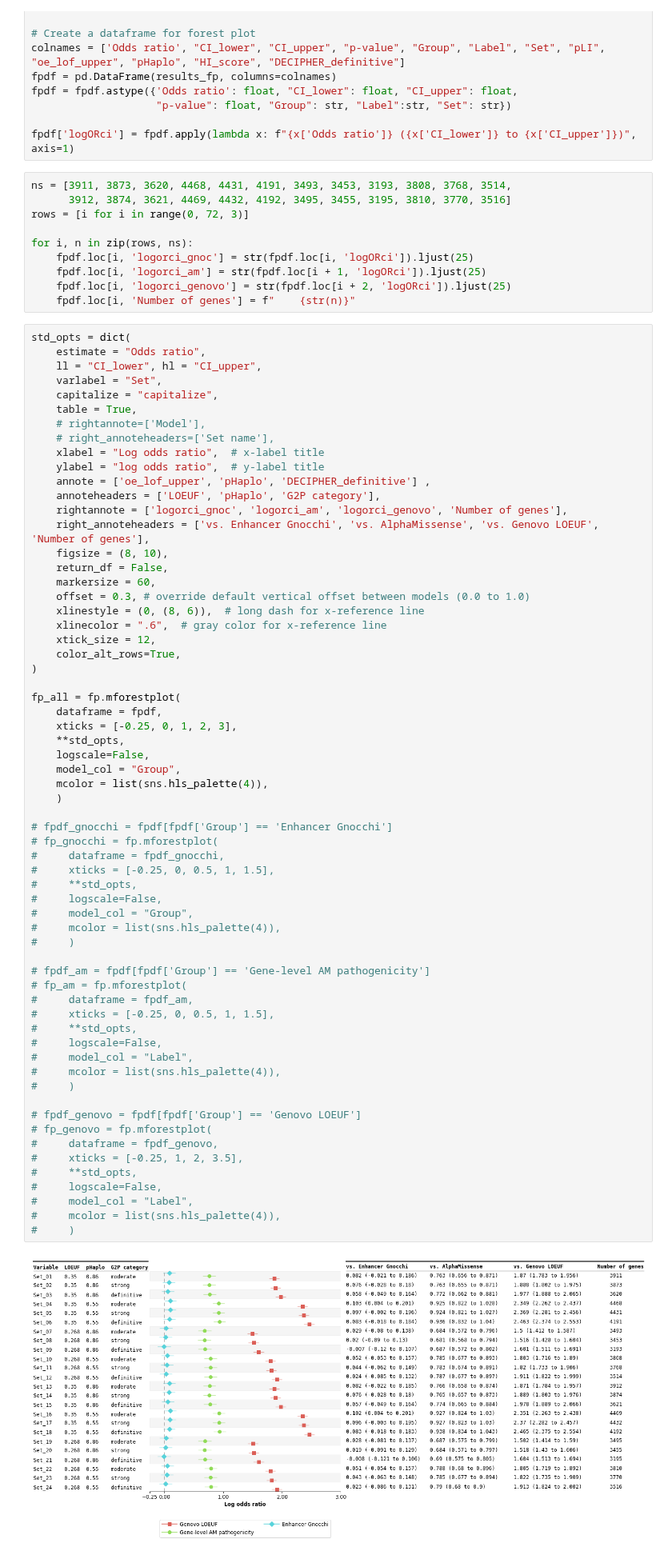
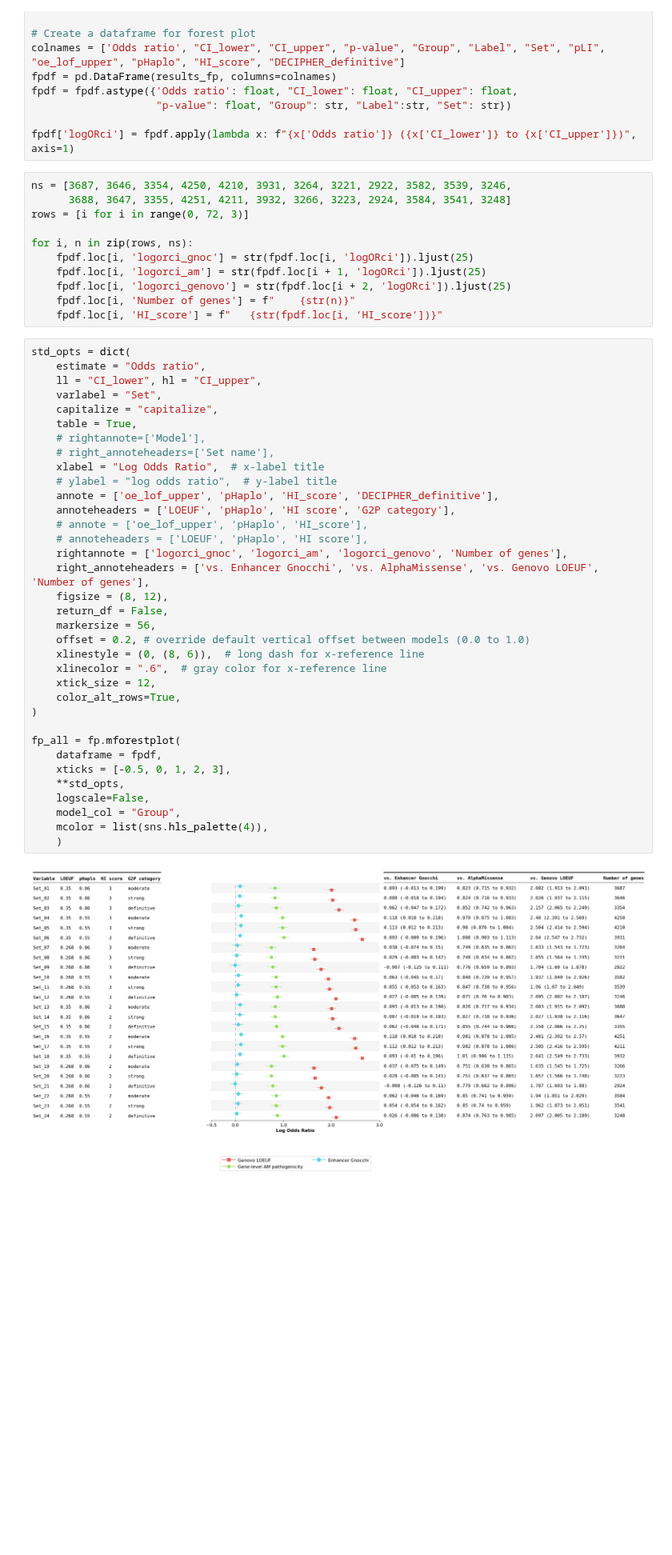
Before and after one commit to ysut/dev, a Jupyter notebook: Resources/02_EstimatedLoFGenes/comparison2.ipynb, the cells around one changed output. Shown at 80% size. Drawn from its saved outputs; the diff is of its cells as text; blank space fills up the shorter version.

```diff
--- a/Resources/02_EstimatedLoFGenes/comparison2.ipynb
+++ b/Resources/02_EstimatedLoFGenes/comparison2.ipynb
@@ -488,8 +488,8 @@ fpdf = fpdf.astype({'Odds ratio': float, "CI_lower": float, "CI_upper": float,
 
 fpdf['logORci'] = fpdf.apply(lambda x: f"{x['Odds ratio']} ({x['CI_lower']} to {x['CI_upper']})", axis=1)
 # %%
-ns = [3911, 3873, 3620, 4468, 4431, 4191, 3493, 3453, 3193, 3808, 3768, 3514,
-      3912, 3874, 3621, 4469, 4432, 4192, 3495, 3455, 3195, 3810, 3770, 3516]
+ns = [3687, 3646, 3354, 4250, 4210, 3931, 3264, 3221, 2922, 3582, 3539, 3246,
+      3688, 3647, 3355, 4251, 4211, 3932, 3266, 3223, 2924, 3584, 3541, 3248]
 rows = [i for i in range(0, 72, 3)]
 
 for i, n in zip(rows, ns):
@@ -497,71 +497,44 @@ for i, n in zip(rows, ns):
     fpdf.loc[i, 'logorci_am'] = str(fpdf.loc[i + 1, 'logORci']).ljust(25)
     fpdf.loc[i, 'logorci_genovo'] = str(fpdf.loc[i + 2, 'logORci']).ljust(25)
     fpdf.loc[i, 'Number of genes'] = f"    {str(n)}"
+    fpdf.loc[i, 'HI_score'] = f"   {str(fpdf.loc[i, 'HI_score'])}"
 # %%
 std_opts = dict(
     estimate = "Odds ratio",
     ll = "CI_lower", hl = "CI_upper",
     varlabel = "Set",
     capitalize = "capitalize",
     table = True,
     # rightannote=['Model'],
     # right_annoteheaders=['Set name'],
-    xlabel = "Log odds ratio",  # x-label title
-    ylabel = "log odds ratio",  # y-label title
-    annote = ['oe_lof_upper', 'pHaplo', 'DECIPHER_definitive'] ,
-    annoteheaders = ['LOEUF', 'pHaplo', 'G2P category'],
+    xlabel = "Log Odds Ratio",  # x-label title
+    # ylabel = "log odds ratio",  # y-label title
+    annote = ['oe_lof_upper', 'pHaplo', 'HI_score', 'DECIPHER_definitive'],
+    annoteheaders = ['LOEUF', 'pHaplo', 'HI score', 'G2P category'],
+    # annote = ['oe_lof_upper', 'pHaplo', 'HI_score'],
+    # annoteheaders = ['LOEUF', 'pHaplo', 'HI score'],
     rightannote = ['logorci_gnoc', 'logorci_am', 'logorci_genovo', 'Number of genes'],
     right_annoteheaders = ['vs. Enhancer Gnocchi', 'vs. AlphaMissense', 'vs. Genovo LOEUF', 'Number of genes'],
-    figsize = (8, 10),
+    figsize = (8, 12),
     return_df = False,
-    markersize = 60,
-    offset = 0.3, # override default vertical offset between models (0.0 to 1.0)
+    markersize = 56,
+    offset = 0.2, # override default vertical offset between models (0.0 to 1.0)
     xlinestyle = (0, (8, 6)),  # long dash for x-reference line
     xlinecolor = ".6",  # gray color for x-reference line
     xtick_size = 12,
     color_alt_rows=True,
 )
 
 fp_all = fp.mforestplot(
     dataframe = fpdf,
-    xticks = [-0.25, 0, 1, 2, 3],
+    xticks = [-0.5, 0, 1, 2, 3],
     **std_opts,
     logscale=False,
     model_col = "Group",
     mcolor = list(sns.hls_palette(4)),
     )
-
-# fpdf_gnocchi = fpdf[fpdf['Group'] == 'Enhancer Gnocchi']
-# fp_gnocchi = fp.mforestplot(
-#     dataframe = fpdf_gnocchi,
-#     xticks = [-0.25, 0, 0.5, 1, 1.5],
-#     **std_opts,
-#     logscale=False,
-#     model_col = "Group",
-#     mcolor = list(sns.hls_palette(4)),
-#     )
-
-# fpdf_am = fpdf[fpdf['Group'] == 'Gene-level AM pathogenicity']
-# fp_am = fp.mforestplot(
-#     dataframe = fpdf_am,
-#     xticks = [-0.25, 0, 0.5, 1, 1.5],
-#     **std_opts,
-#     logscale=False,
-#     model_col = "Label",
-#     mcolor = list(sns.hls_palette(4)),
-#     )
-
-# fpdf_genovo = fpdf[fpdf['Group'] == 'Genovo LOEUF']
-# fp_genovo = fp.mforestplot(
-#     dataframe = fpdf_genovo,
-#     xticks = [-0.25, 1, 2, 3.5],
-#     **std_opts,
-#     logscale=False,
-#     model_col = "Label",
-#     mcolor = list(sns.hls_palette(4)),
-#     )
 # %% [output]
-[figure, old version]
+[figure, new version]
 # %%
 conditions_list[15]
 # %% [output]
```
Also changed, not shown: parts of 3 cells of this notebook, 10 other files.
